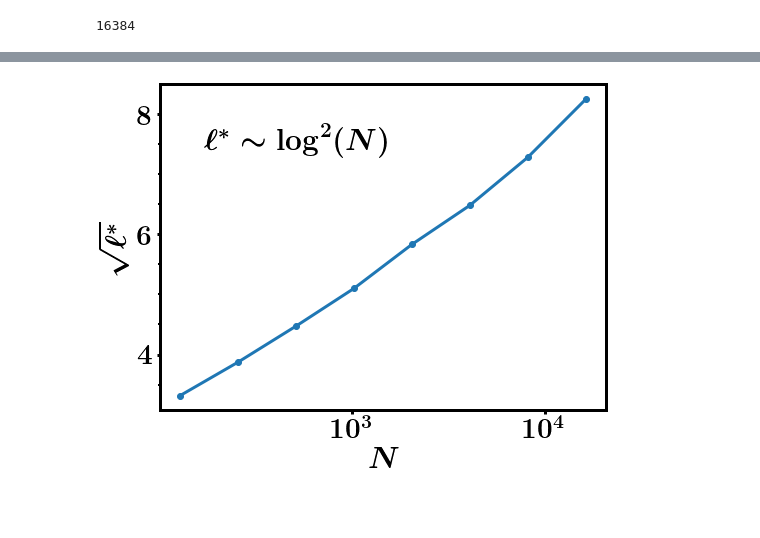
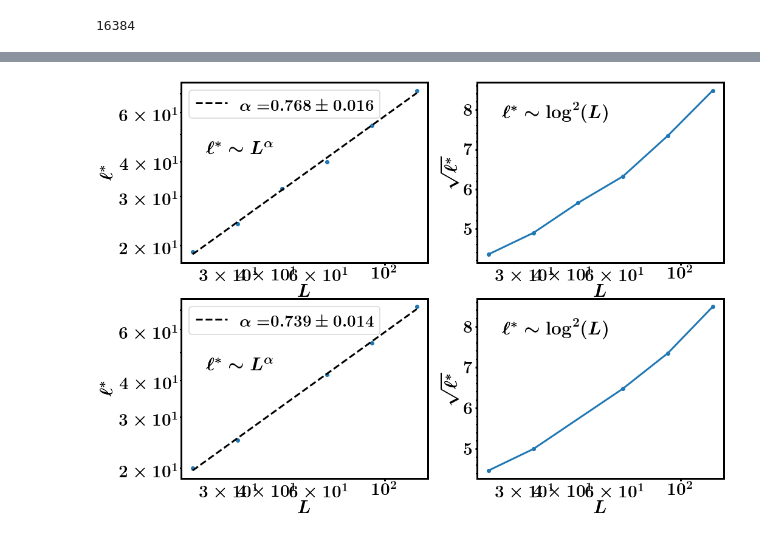
Before and after one commit to nahuelalmeira/dismantlingScaling, a Jupyter notebook: python/Figs_spatial.ipynb, the cells around one changed output, grey strips where cells are left out. Saved outputs shown, nothing was run; the diff lists cells and outputs as text; code cells hidden in the pictures; blank space fills up the shorter version.

```diff
--- a/python/Figs_spatial.ipynb
+++ b/python/Figs_spatial.ipynb
@@ -381,25 +415,52 @@ plt.show()
-# %%
-l_cutoff = {
-    128: 11,
-    256: 15,
-    512: 20,
-    1024: 26,
-    2048: 34,
-    4096: 42,
-    8192: 53,
-    16384: 68
-}
-
-X = np.array(list(l_cutoff.keys()))
-Y = np.sqrt(list(l_cutoff.values()))
-fig, ax = plt.subplots(figsize=(8,6))
-ax.set_xlabel(r'$N$')
-ax.set_ylabel(r'$\sqrt{\ell^*}$')
-ax.set_xscale('log')
-#ax.set_yscale('log')
-ax.plot(X, Y, 'o-')
-ax.text(0.1, 0.8, r'$\ell^* \sim \log^2 (N)$', fontsize=30, transform=ax.transAxes)
-
-plt.show()
-# %% [output]
-[figure, removed]
+# %%
+def get_l_cutoff(threshold):
+    l_cutoff = {}
+    for size in sizes:
+        rc_RB = rc_values[size][0]
+        for i in range(1, len(rc_values[size])):
+            l = i + 1
+            rc_RBl = rc_values[size][i]
+            if not np.isnan(rc_RBl):
+                diff = (rc_RBl - rc_RB) / rc_RB
+                if diff < threshold:
+                    #print(size, l, diff, sep='\t')
+                    l_cutoff[size] = l
+                    break
+    return l_cutoff
+
+ncols = 2
+nrows = 2
+fig, axes = plt.subplots(figsize=(8*ncols,6*nrows), ncols=ncols, nrows=nrows)
+thresholds = [0.02, 0.005]
+for i, th in enumerate(thresholds):
+
+    ax = axes[i][0]
+    l_cutoff = get_l_cutoff(th)
+    X = np.sqrt(list(l_cutoff.keys()))
+    Y = np.array(list(l_cutoff.values()))
+    ax.set_xlabel(r'$L$')
+    ax.set_ylabel(r'$\ell^*$')
+    ax.set_xscale('log')
+    ax.set_yscale('log')
+    ax.plot(X, Y, 'o')
+    Y_pred, slope, y_err = getLinearReg(X, Y)
+    label = r'$\alpha = $' + r'${{{:.3f}}}\pm{{{:.3f}}}$'.format(slope, y_err)
+    ax.plot(X, Y_pred, '--', color='k', label=label)
+    ax.text(0.1, 0.6, r'$\ell^* \sim L^{\alpha}$', fontsize=30, transform=ax.transAxes)
+    ax.legend()
+
+    ax = axes[i][1]
+    l_cutoff = get_l_cutoff(th)
+    X = np.sqrt(list(l_cutoff.keys()))
+    Y = np.sqrt(list(l_cutoff.values()))
+    ax.set_xlabel(r'$L$')
+    ax.set_ylabel(r'$\sqrt{\ell^*}$')
+    ax.set_xscale('log')
+    #ax.set_yscale('log')
+    ax.plot(X, Y, 'o-')
+
+    ax.text(0.1, 0.8, r'$\ell^* \sim \log^2 (L)$', fontsize=30, transform=ax.transAxes)
+
+plt.show()
+# %% [output]
+[figure, added]
```
Also changed, not shown: parts of 19 cells of this notebook, 3 other files.
